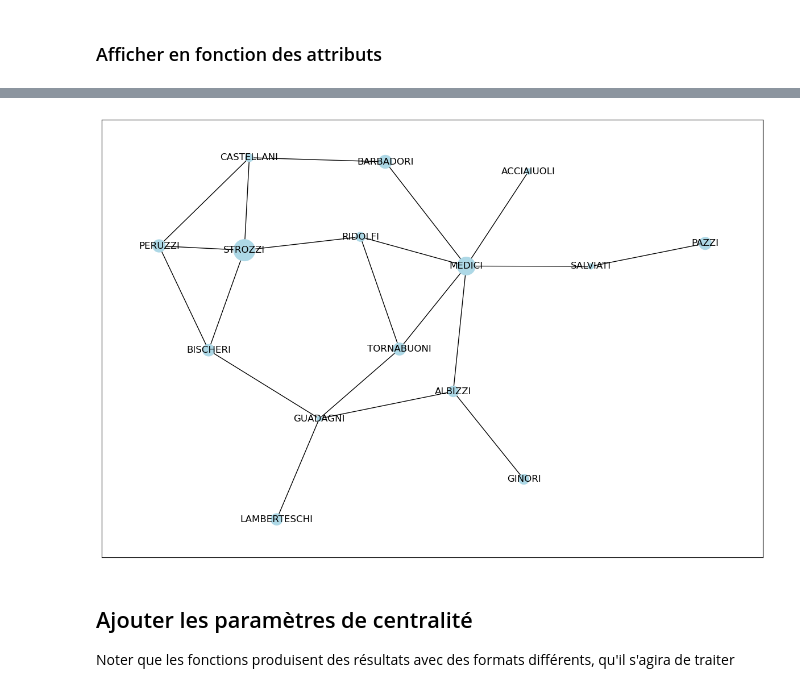
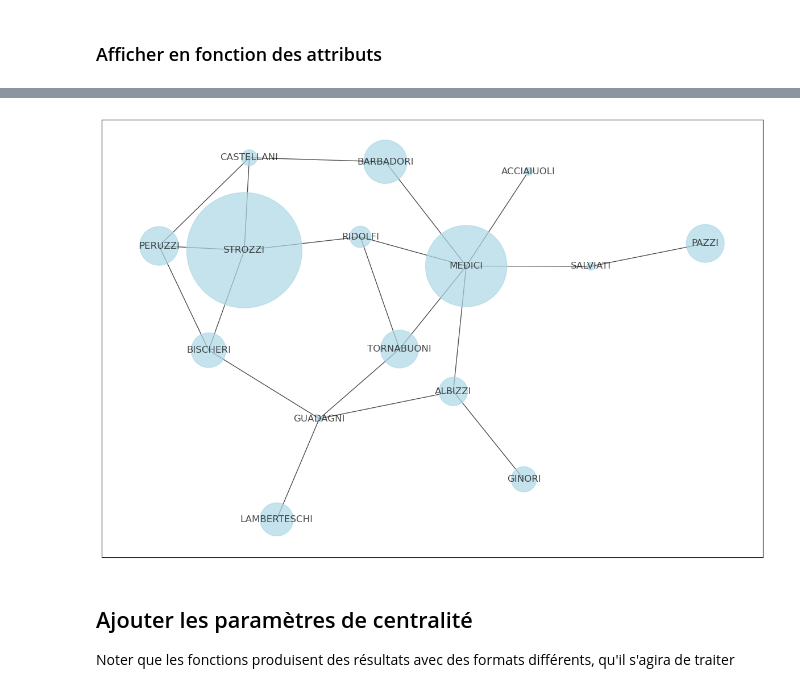
Before and after one commit to Sciences-historiques-numeriques/histoire_numerique_methodes, a Jupyter notebook: analyse_reseaux/reseaux_florence.ipynb, the cells around one changed output, grey strips where cells are left out. Saved outputs shown, nothing was run; the diff lists cells and outputs as text; code cells hidden in the pictures.

```diff
--- a/analyse_reseaux/reseaux_florence.ipynb
+++ b/analyse_reseaux/reseaux_florence.ipynb
@@ -340,6 +330,8 @@ list(G.nodes.data())
 ### Afficher en fonction des attributs
 # %%
 ### Adapter la taille des attribut à l'affichage
-node_sizes = [i[1]['Revenus'] * 5 for i in list(G.nodes.data())]
-node_sizes
+revenus = [i[1]['Revenus'] for i in list(G.nodes.data())]
+print(sorted(revenus))
+node_sizes = [i**2 for i in revenus]
+sorted(node_sizes)
 # %% [output]
@@ -347,16 +354,17 @@ node_sizes
 # %%
 # https://networkx.org/documentation/stable/reference/drawing.html
 plt.figure(figsize = (15,10))
 
 #pos = nx.circular_layout(G)
 pos = nx.kamada_kawai_layout(G)
 
-nx.draw_networkx(G, pos, node_size=node_sizes, node_color='LightBlue')
+## la surface est proportionnelle au carré de l'effectif, comparer avec node_size=revenus
+nx.draw_networkx(G, pos, node_size=node_sizes, node_color='LightBlue', alpha=0.7)
 
 ## Une nouvelle information : les familles les plus riches se trouvent au centre du réseau
 #  Ce n'est pas nécessairement le cas
 # %% [output]
-[figure, old version]
+[figure, new version]
 # %% [markdown]
 ## Ajouter les paramètres de centralité
 
```
Also changed, not shown: parts of 34 cells of this notebook, 2 other files.
